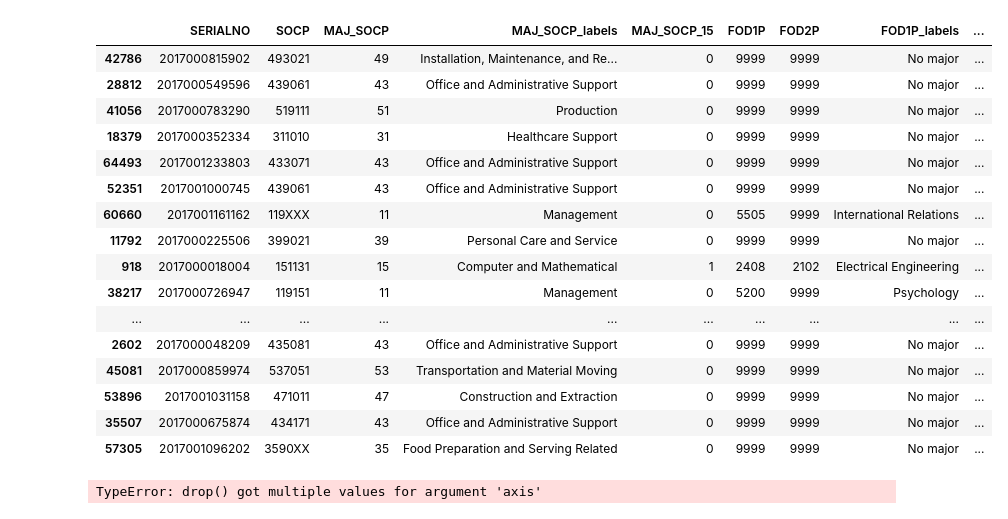
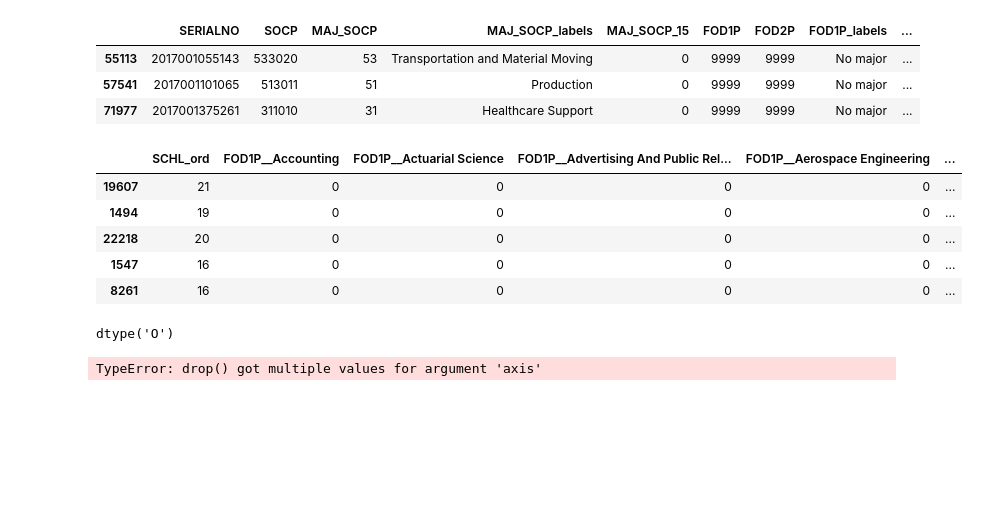
Before and after one commit to DMSaunders/Recommending-Paths-to-Occupations, a Jupyter notebook: notebooks/Pipeline!.ipynb, the cells around one changed output. Drawn from its saved outputs; the diff is of its cells as text; code cells hidden in the pictures; blank space fills up the shorter version.

```diff
--- a/notebooks/Pipeline!.ipynb
+++ b/notebooks/Pipeline!.ipynb
@@ -70,20 +77,7 @@ None
 # %%
-edu_df.sample(30)
+edu_df.sample(3)
 # %% [output]
 |  | SERIALNO | SOCP | MAJ_SOCP | MAJ_SOCP_labels | MAJ_SOCP_15 | FOD1P | FOD2P | FOD1P_labels | ... |
-| 42786 | 2017000815902 | 493021 | 49 | Installation, Maintenance, and Re... | 0 | 9999 | 9999 | No major | ... |
-| 28812 | 2017000549596 | 439061 | 43 | Office and Administrative Support | 0 | 9999 | 9999 | No major | ... |
-| 41056 | 2017000783290 | 519111 | 51 | Production | 0 | 9999 | 9999 | No major | ... |
-| 18379 | 2017000352334 | 311010 | 31 | Healthcare Support | 0 | 9999 | 9999 | No major | ... |
-| 64493 | 2017001233803 | 433071 | 43 | Office and Administrative Support | 0 | 9999 | 9999 | No major | ... |
-| 52351 | 2017001000745 | 439061 | 43 | Office and Administrative Support | 0 | 9999 | 9999 | No major | ... |
-| 60660 | 2017001161162 | 119XXX | 11 | Management | 0 | 5505 | 9999 | International Relations | ... |
-| 11792 | 2017000225506 | 399021 | 39 | Personal Care and Service | 0 | 9999 | 9999 | No major | ... |
-| 918 | 2017000018004 | 151131 | 15 | Computer and Mathematical | 1 | 2408 | 2102 | Electrical Engineering | ... |
-| 38217 | 2017000726947 | 119151 | 11 | Management | 0 | 5200 | 9999 | Psychology | ... |
-| ... | ... | ... | ... | ... | ... | ... | ... | ... | ... |
-| 2602 | 2017000048209 | 435081 | 43 | Office and Administrative Support | 0 | 9999 | 9999 | No major | ... |
-| 45081 | 2017000859974 | 537051 | 53 | Transportation and Material Moving | 0 | 9999 | 9999 | No major | ... |
-| 53896 | 2017001031158 | 471011 | 47 | Construction and Extraction | 0 | 9999 | 9999 | No major | ... |
-| 35507 | 2017000675874 | 434171 | 43 | Office and Administrative Support | 0 | 9999 | 9999 | No major | ... |
-| 57305 | 2017001096202 | 3590XX | 35 | Food Preparation and Serving Related | 0 | 9999 | 9999 | No major | ... |
+| 55113 | 2017001055143 | 533020 | 53 | Transportation and Material Moving | 0 | 9999 | 9999 | No major | ... |
+| 57541 | 2017001101065 | 513011 | 51 | Production | 0 | 9999 | 9999 | No major | ... |
+| 71977 | 2017001375261 | 311010 | 31 | Healthcare Support | 0 | 9999 | 9999 | No major | ... |
@@ -90,2 +94,15 @@ edu_df.sample(30)
+# %%
+X_train.sample(5)
+# %% [output]
+|  | SCHL_ord | FOD1P__Accounting | FOD1P__Actuarial Science | FOD1P__Advertising And Public Rel... | FOD1P__Aerospace Engineering | ... |
+| 19607 | 21 | 0 | 0 | 0 | 0 | ... |
+| 1494 | 19 | 0 | 0 | 0 | 0 | ... |
+| 22218 | 20 | 0 | 0 | 0 | 0 | ... |
+| 1547 | 16 | 0 | 0 | 0 | 0 | ... |
+| 8261 | 16 | 0 | 0 | 0 | 0 | ... |
+# %%
+edu_df.FOD1P.dtype
+# %% [output]
+dtype('O')
 # %%
 
```
Also changed, not shown: parts of 4 cells of this notebook, 1 other file.
